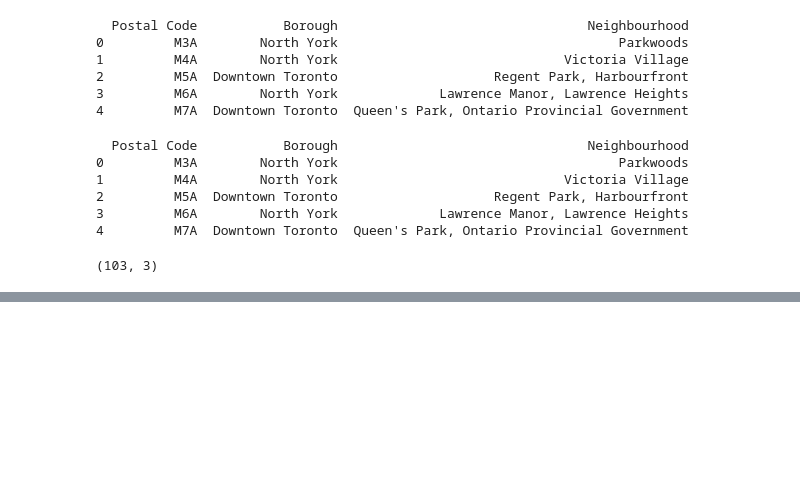
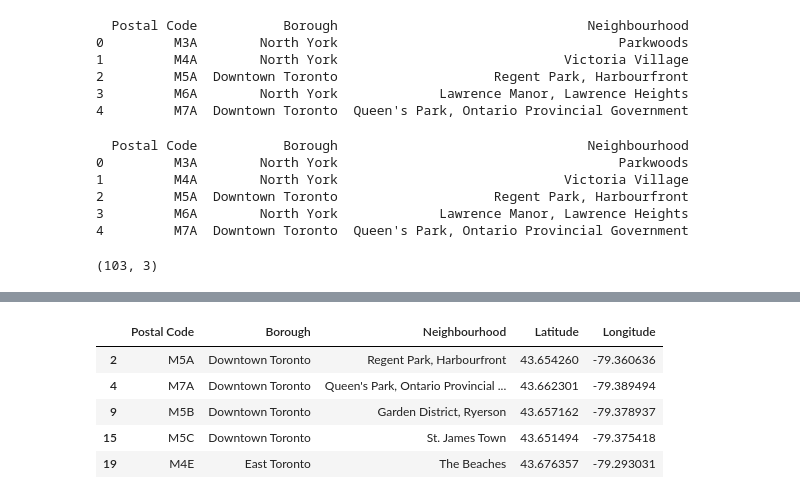
Before and after one commit to Weiling87/Coursera_Capstone, a Jupyter notebook: Toronto Segmentation.ipynb, the cells around one changed output, grey strips where cells are left out. Cells and saved outputs as stored; diff of their text form; code cells hidden in the pictures; blank space fills up the shorter version.

```diff
--- a/Toronto Segmentation.ipynb
+++ b/Toronto Segmentation.ipynb
@@ -53,3 +53,6 @@ print(df.head())
  df.shape
 # %% [output]
 (103, 3)
+# %%
+df_geo = pd.read_csv('http://cocl.us/Geospatial_data')
+df_geo.head()
@@ -55,0 +66,3 @@ print(df.head())
+# %%
+df_combined=pd.merge(df,df_geo)
+print(df_combined.head())
@@ -55,0 +83,10 @@ print(df.head())
+# %%
+toronto_data = df_combined[df_combined['Borough'].str.contains('Toronto')]
+toronto_data.head()
+# %% [output]
+|  | Postal Code | Borough | Neighbourhood | Latitude | Longitude |
+| 2 | M5A | Downtown Toronto | Regent Park, Harbourfront | 43.654260 | -79.360636 |
+| 4 | M7A | Downtown Toronto | Queen's Park, Ontario Provincial ... | 43.662301 | -79.389494 |
+| 9 | M5B | Downtown Toronto | Garden District, Ryerson | 43.657162 | -79.378937 |
+| 15 | M5C | Downtown Toronto | St. James Town | 43.651494 | -79.375418 |
+| 19 | M4E | East Toronto | The Beaches | 43.676357 | -79.293031 |
```
Also changed, not shown: parts of 5 cells of this notebook.
